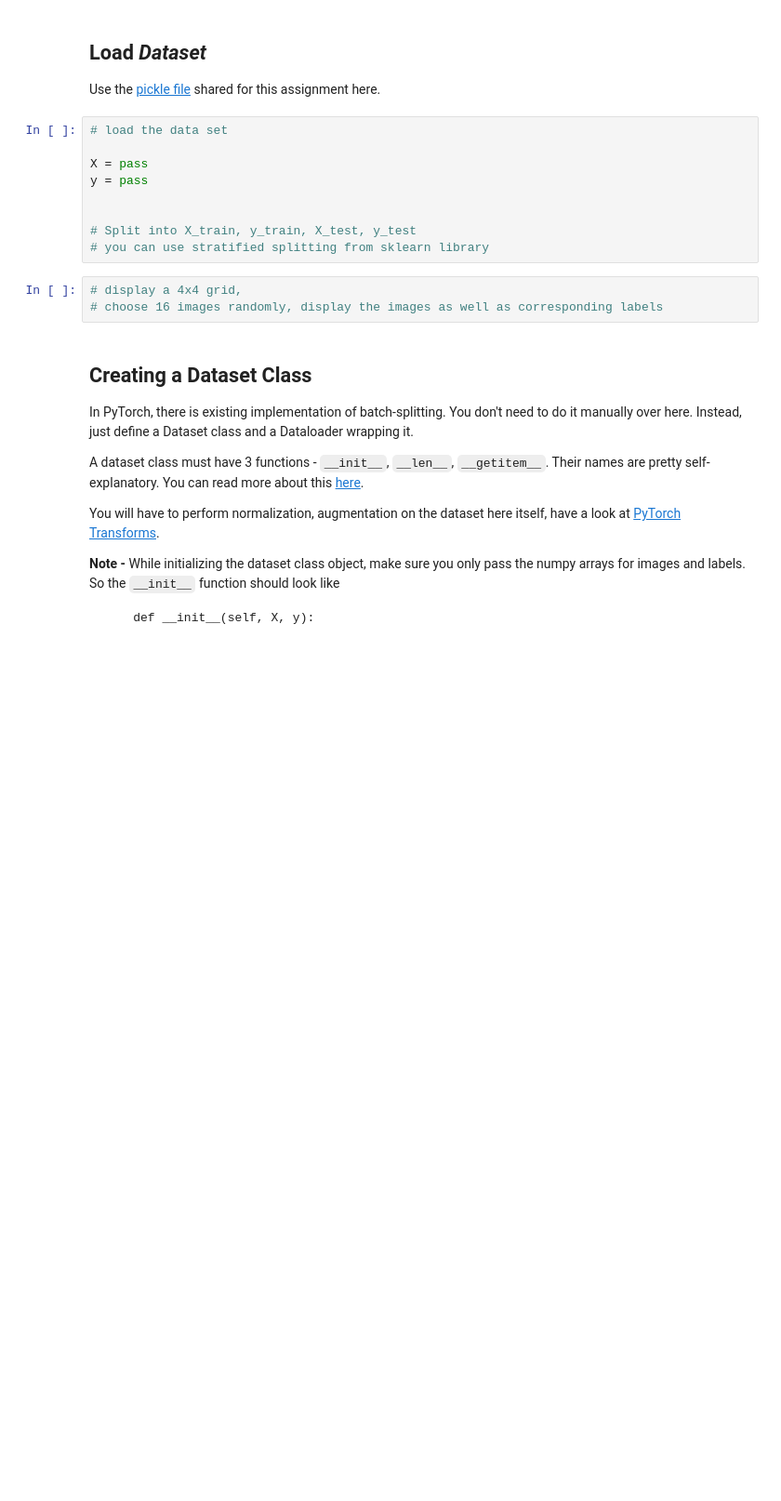
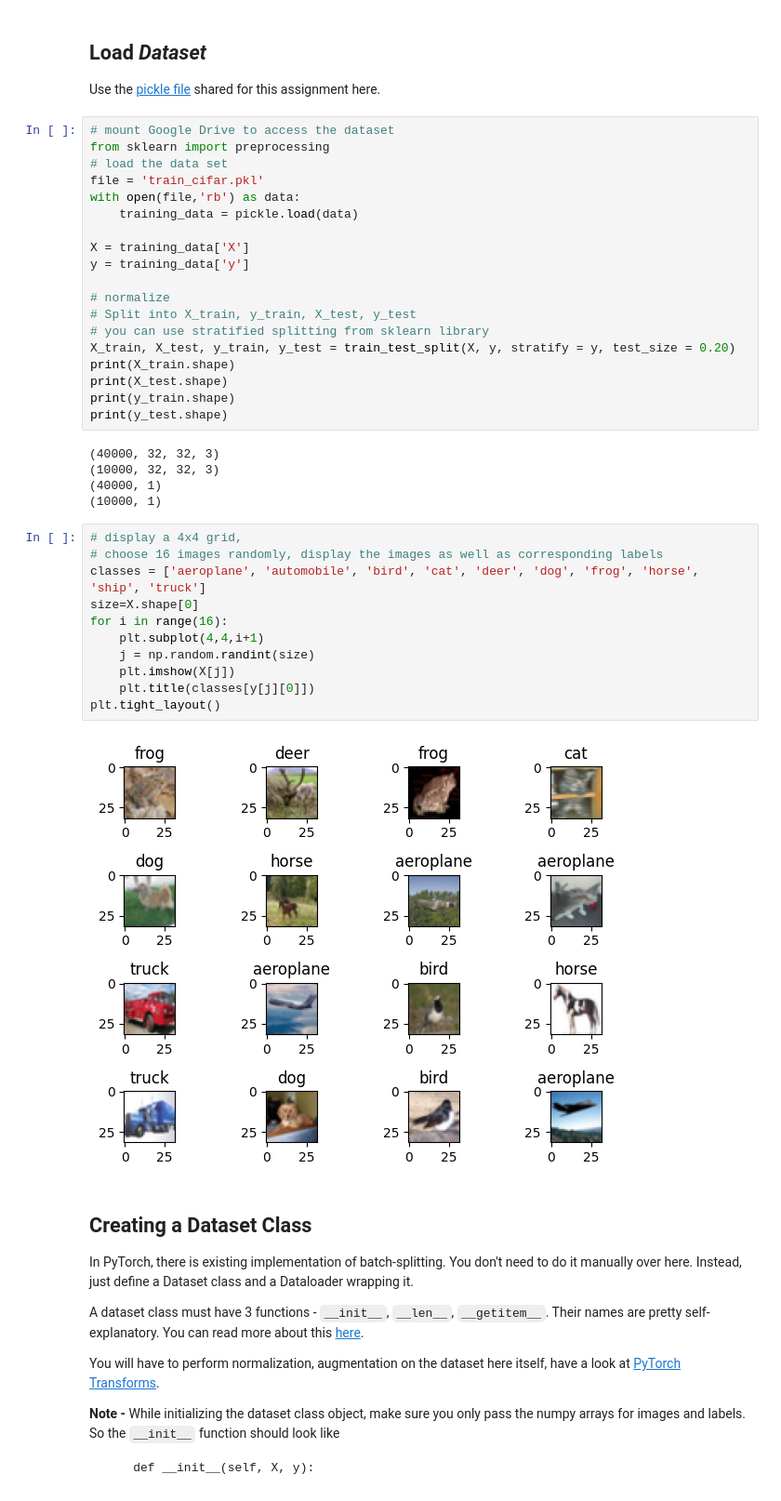
Before and after one commit to hemanth-117/Neural-Quest, a Jupyter notebook: Assignment 3/Neural_Quest_Assignment_3.ipynb, the cells around one changed output. Shown at 93% size. Saved outputs shown, nothing was run; the diff lists cells and outputs as text; blank space fills up the shorter version.

```diff
--- a/Assignment 3/Neural_Quest_Assignment_3.ipynb
+++ b/Assignment 3/Neural_Quest_Assignment_3.ipynb
@@ -36,18 +56,43 @@ set_seed(42)
 # %% [markdown]
 ## Load *Dataset*
 Use the [pickle file](https://drive.google.com/file/d/1W4T7PdA2lJ3XLAOckKOs7lPnuDhS2Jez/view?usp=sharing) shared for this assignment here.
-# %%
-# load the data set
-
-X = pass
-y = pass
-
-
-# Split into X_train, y_train, X_test, y_test
-# you can use stratified splitting from sklearn library
-# %%
-# display a 4x4 grid,
-# choose 16 images randomly, display the images as well as corresponding labels
+# %%
+# mount Google Drive to access the dataset
+from sklearn import preprocessing
+# load the data set
+file = 'train_cifar.pkl'
+with open(file,'rb') as data:
+    training_data = pickle.load(data)
+
+X = training_data['X']
+y = training_data['y']
+
+# normalize
+# Split into X_train, y_train, X_test, y_test
+# you can use stratified splitting from sklearn library
+X_train, X_test, y_train, y_test = train_test_split(X, y, stratify = y, test_size = 0.20)
+print(X_train.shape)
+print(X_test.shape)
+print(y_train.shape)
+print(y_test.shape)
+# %% [output]
+(40000, 32, 32, 3)
+(10000, 32, 32, 3)
+(40000, 1)
+(10000, 1)
+# %%
+# display a 4x4 grid,
+# choose 16 images randomly, display the images as well as corresponding labels
+classes = ['aeroplane', 'automobile', 'bird', 'cat', 'deer', 'dog', 'frog', 'horse', 'ship', 'truck']
+size=X.shape[0]
+for i in range(16):
+    plt.subplot(4,4,i+1)
+    j = np.random.randint(size)
+    plt.imshow(X[j])
+    plt.title(classes[y[j][0]])
+plt.tight_layout()
+# %% [output]
+[figure, added]
 # %% [markdown]
 ## Creating a Dataset Class
 In PyTorch, there is existing implementation of batch-splitting. You don't need to do it manually over here. Instead, just define a Dataset class and a Dataloader wrapping it.
```
Also changed, not shown: parts of 16 cells of this notebook, 1 other file.
